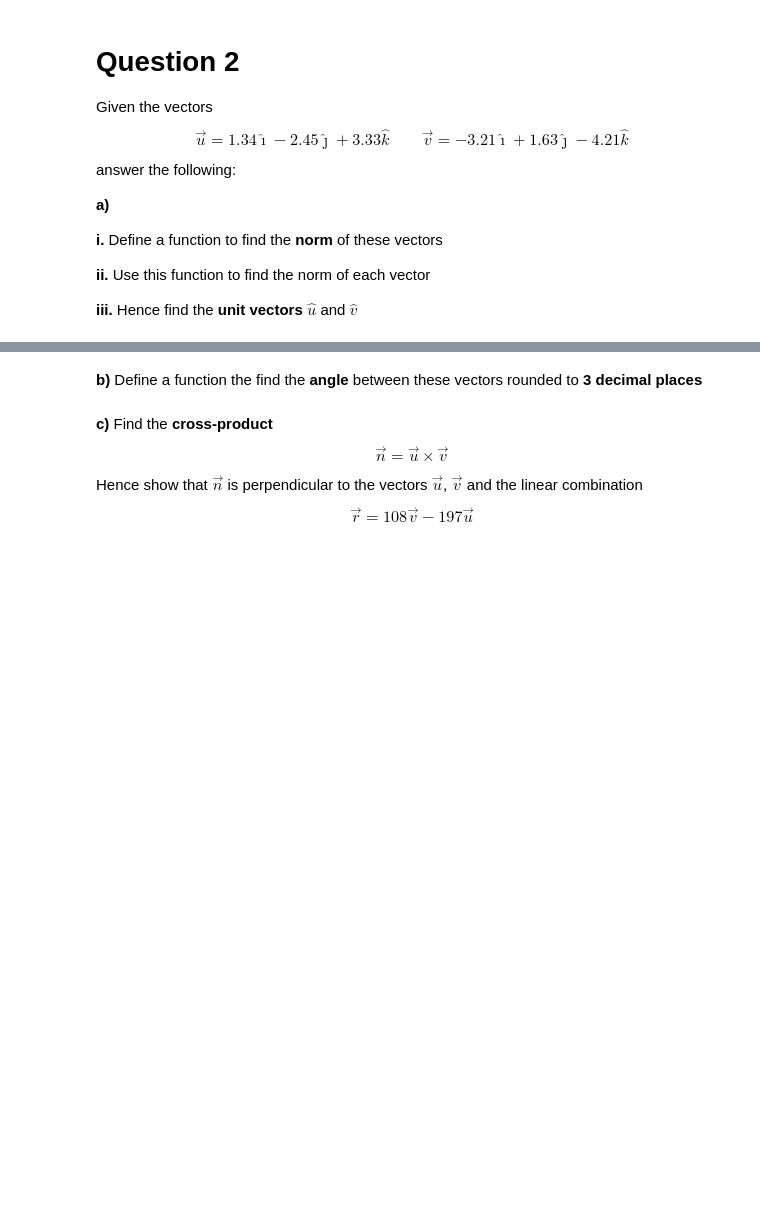
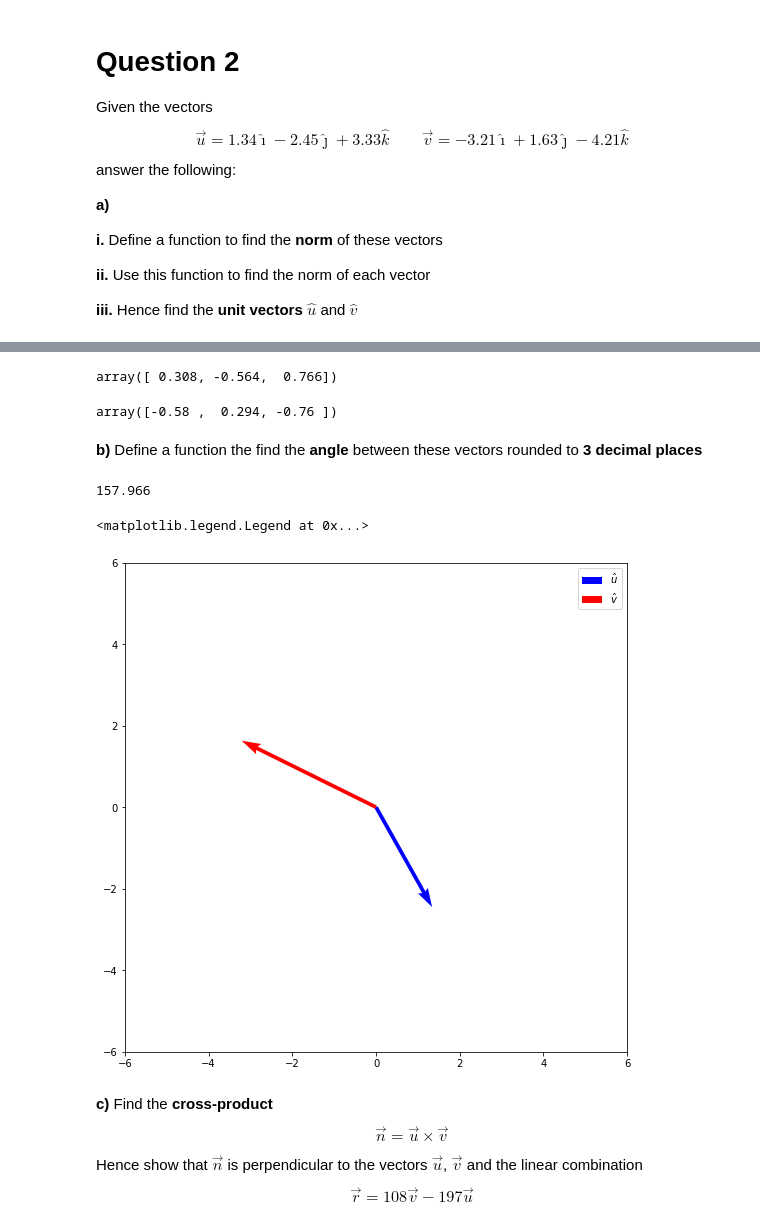
Before and after one commit to MichaelMcKibbin/WIT, a Jupyter notebook: ASSIGNMENT 1 in progress.ipynb, the cells around one changed output, grey strips where cells are left out. Drawn from its saved outputs; the diff is of its cells as text; code cells hidden in the pictures; blank space fills up the shorter version.

```diff
--- a/ASSIGNMENT 1 in progress.ipynb
+++ b/ASSIGNMENT 1 in progress.ipynb
@@ -52,3 +52,8 @@ ____
 __a)__    Define a function to create a 3-dimensional vector or point.
 
 The function should __round__ the entries of the point or vector to __3 decimal places__
+# %%
+# A function to create 3D vectors and points
+
+def v3d(a,b,c,dp):
+    return np.round(np.array([a,b,c]),dp)
@@ -95,3 +195,7 @@ __ii.__ Use this function to find the norm of each vector
 
 
 __iii.__ Hence find the __unit vectors__ $\hat{u}$ and $\hat{v}$
+# %%
+u=v3d(1.34,-2.45,3.33,3)
+v=v3d(-3.21,1.63,-4.21,3)
+u,v
@@ -98,2 +222,12 @@ __iii.__ Hence find the __unit vectors__ $\hat{u}$ and $\hat{v}$
+# %%
+uu=unit(u,3)
+uu
+# %% [output]
+array([ 0.308, -0.564,  0.766])
+# %%
+uv=unit(v,3)
+uv
+# %% [output]
+array([-0.58 ,  0.294, -0.76 ])
 # %% [markdown]
 __b)__ Define a function the find the __angle__ between these vectors rounded to __3 decimal places__
@@ -100,3 +239,22 @@ __b)__ Define a function the find the __angle__ between these vectors rounded to
+# %%
+# calculate angle to 3 decimal places
+ang(u,v,3)
+# %% [output]
+157.966
+# %%
+# plot vectors to visually check angle
+
+plt.figure(figsize=(9,9))
+plt.quiver(0,0,u[0],u[1],alpha=1,scale_units='xy',angles='xy',scale=1 , label= '$\hat{u}$' , color = 'b')
+plt.quiver(0,0,v[0],v[1],alpha=1,scale_units='xy',angles='xy',scale=1 , label= '$\hat{v}$' , color = 'r')
+
+
+plt.xlim(-6,6)
+plt.ylim(-6,6)
+plt.legend()
+# %% [output]
+<matplotlib.legend.Legend at 0x...>
+[figure, added]
 # %% [markdown]
 __c)__ Find the __cross-product__
 $$
```
Also changed, not shown: parts of 24 cells of this notebook.
